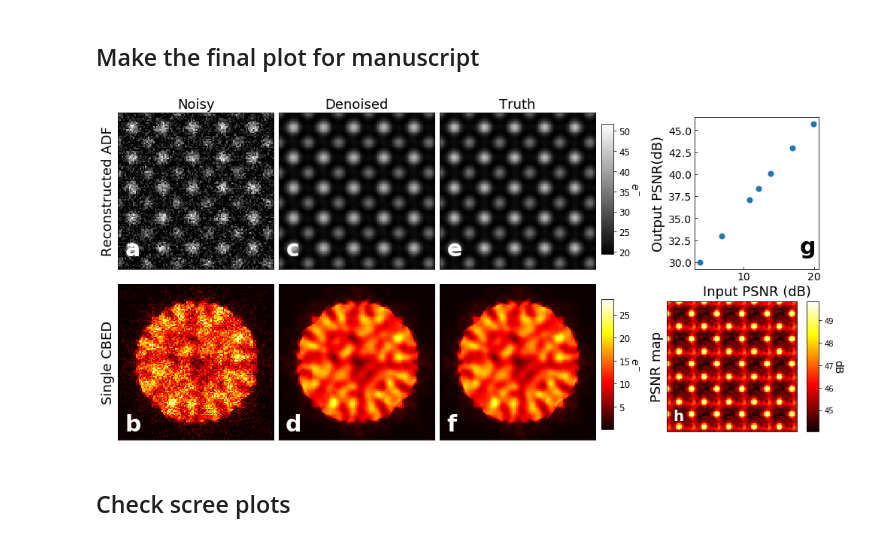
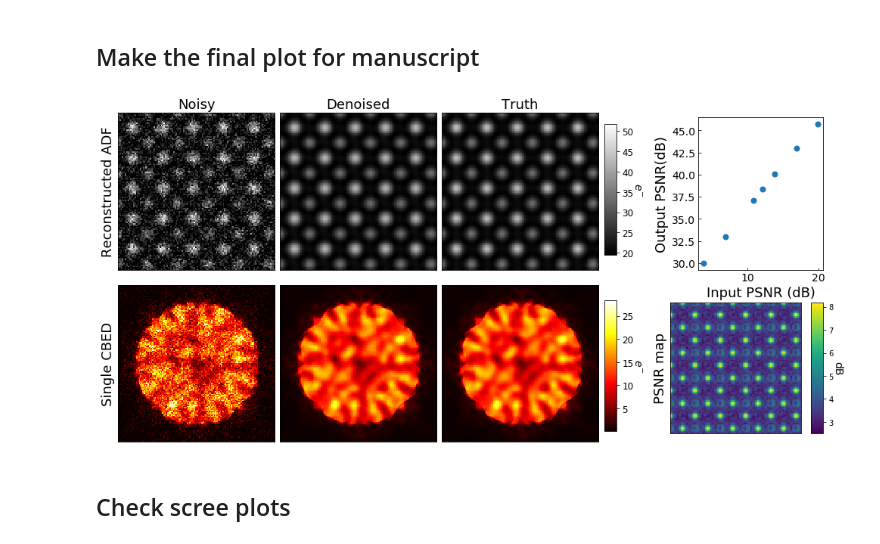
Before and after one commit to CY-Zhang/PyProcessingCodes, a Jupyter notebook: TensorDenoise/VisulizeResult_STOsim.ipynb, the cells around one changed output. Cells and saved outputs as stored; diff of their text form; code cells hidden in the pictures.

Commit message:
Updated tensor SVD paper figures.

```diff
--- a/TensorDenoise/VisulizeResult_STOsim.ipynb
+++ b/TensorDenoise/VisulizeResult_STOsim.ipynb
@@ -238,7 +237,7 @@ ax = fig.add_subplot(261)
 plt.imshow(ADF_noisy,clim=[clim_low,clim_high*1.2],cmap='gray')
 plt.xticks([])
 plt.yticks([])
-ax.text(5,104,'a',fontsize=30, color='white', fontweight='bold')
+# ax.text(5,104,'a',fontsize=30, color='white', fontweight='bold')
 plt.title('Noisy',fontsize=18)
 plt.ylabel('Reconstructed ADF', fontsize=18)
 
@@ -246,14 +245,14 @@ ax = fig.add_subplot(262)
 plt.imshow(ADF_denoised,clim=[clim_low,clim_high*1.2],cmap='gray')
 plt.xticks([])
 plt.yticks([])
-ax.text(5,104,'c',fontsize=30, color='white', fontweight='bold')
+# ax.text(5,104,'c',fontsize=30, color='white', fontweight='bold')
 plt.title('Denoised',fontsize=18)
 
 ax = fig.add_subplot(263)
 im = plt.imshow(ADF_truth,clim=[clim_low,clim_high*1.2],cmap='gray')
 plt.xticks([])
 plt.yticks([])
-ax.text(5,104,'e',fontsize=30, color='white', fontweight='bold')
+# ax.text(5,104,'e',fontsize=30, color='white', fontweight='bold')
 plt.title('Truth',fontsize=18)
 
 cax = fig.add_axes([0.515,0.555,0.01,0.3])
@@ -271,50 +270,50 @@ ax = fig.add_subplot(267)
 plt.imshow(raw_data[rx,ry,:].reshape(128,128),clim=[clim_low,clim_high*1.2],cmap='hot')
 plt.xticks([])
 plt.yticks([])
-ax.text(5,120,'b',fontsize=30, color='white', fontweight='bold')
+# ax.text(5,120,'b',fontsize=30, color='white', fontweight='bold')
 plt.ylabel('Single CBED', fontsize=18)
 
 ax = fig.add_subplot(268)
 plt.imshow(denoised_data[rx,ry,:].reshape(128,128),clim=[clim_low,clim_high*1.2],cmap='hot')
 plt.xticks([])
 plt.yticks([])
-ax.text(5,120,'d',fontsize=30, color='white', fontweight='bold')
+# ax.text(5,120,'d',fontsize=30, color='white', fontweight='bold')
 
 ax = fig.add_subplot(269)
 im = plt.imshow(truth_data[rx,ry,:].reshape(128,128),clim=[clim_low,clim_high*1.2],cmap='hot')
 plt.xticks([])
 plt.yticks([])
-ax.text(5,120,'f',fontsize=30, color='white', fontweight='bold')
+# ax.text(5,120,'f',fontsize=30, color='white', fontweight='bold')
 divider = make_axes_locatable(ax)
 
 cax = fig.add_axes([0.515,0.15,0.01,0.3])
 cbar = plt.colorbar(im, cax=cax)
 cbar.ax.tick_params(labelsize=12)
 cbar.set_label('$e^{-}$',rotation=270,fontsize=14,labelpad=12)
 
 ax = fig.add_axes([0.59,0.52,0.1,0.35])
 ax.plot(PSNR_list[1,:], PSNR_list[0,:], '.',markersize=14)
 plt.xlabel('Input PSNR (dB)',fontsize=18)
 plt.ylabel('Output PSNR(dB)',fontsize=18)
-plt.text(18,31,'g',fontsize=30, fontweight='bold')
+# plt.text(18,31,'g',fontsize=30, fontweight='bold')
 ax.tick_params(direction='in',labelsize = 14)
 
 ax4 = fig.add_axes([0.47,0.145,0.3,0.3])
-im = ax4.imshow(psnr_map,cmap='hot')
+im = ax4.imshow(psnr_map)
 ax4.set_ylabel('PSNR map',fontsize=18)
 ax4.set_xticks([])
 ax4.set_yticks([])
 
 cax = fig.add_axes([0.68,0.145,0.01,0.3])
 cbar = plt.colorbar(im,cax = cax)
 cbar.set_label('dB',rotation=270,fontsize=14, labelpad = 12)
-ax4.text(5,104,'h',fontsize=20,color='white', fontweight='bold')
+# ax4.text(5,104,'h',fontsize=20,color='white', fontweight='bold')
 
 # Save final figure in tif format
 fig.subplots_adjust(wspace = 0.0, hspace = 0.1)
 fig.savefig('/srv/home/chenyu/TensorDenoise/Simulatons/STO_simulation/STO_sim_results.tif')
 # %% [output]
-[figure, old version]
+[figure, new version]
 # %% [markdown]
 ## Check scree plots
 # %%
```
Also changed, not shown: parts of 1 cell of this notebook, 3 other files.
